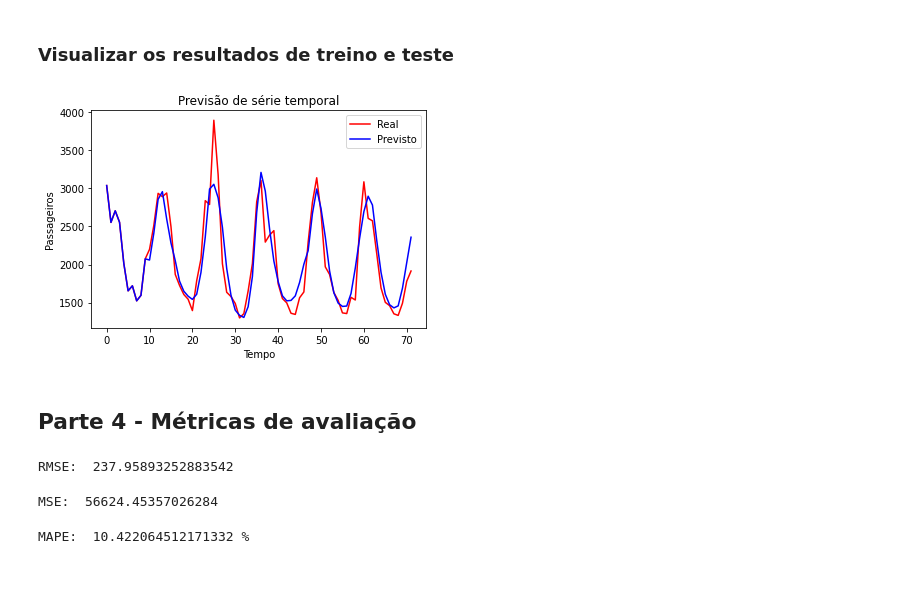
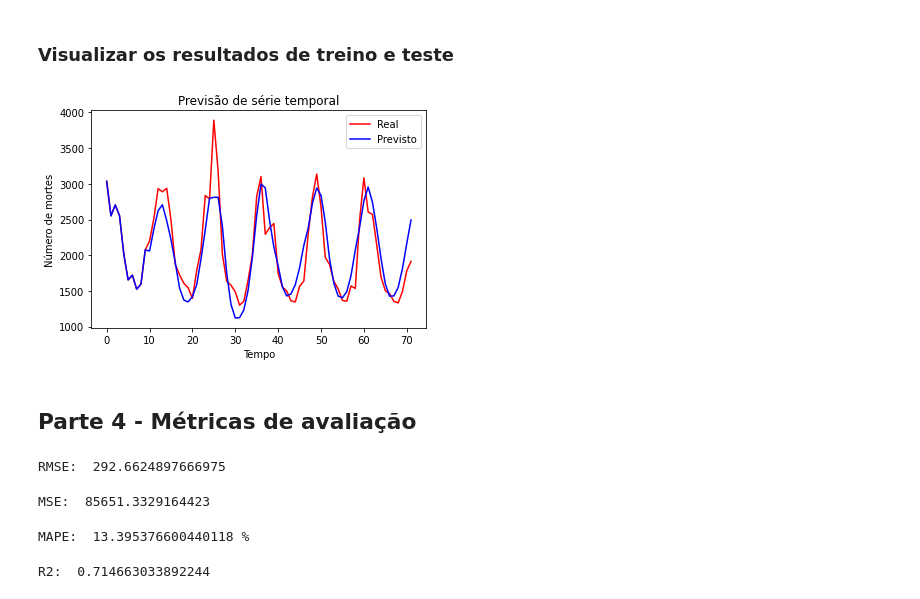
Before and after one commit to isaachfp/bi-master, a Jupyter notebook: RN_Trabalho/RedesRecorrentespul.ipynb, the cells around one changed output. Saved outputs shown, nothing was run; the diff lists cells and outputs as text; code cells hidden in the pictures.

```diff
--- a/RN_Trabalho/RedesRecorrentespul.ipynb
+++ b/RN_Trabalho/RedesRecorrentespul.ipynb
@@ -77,12 +89,12 @@ Using TensorFlow backend.
 regressor = Sequential()
 
 # Adicionar a primeira camada LSTM e Dropout
-regressor.add(LSTM(units = 100, return_sequences = True, input_shape = (X_train.shape[1], 1)))
+regressor.add(LSTM(units = 48, return_sequences = False, input_shape = (X_train.shape[1], 1)))
 regressor.add(Dropout(0.2))
 
 # Adicionar a segunda camada LSTM e Dropout
-regressor.add(LSTM(units = 80, return_sequences = False))
-regressor.add(Dropout(0.2))
+#regressor.add(LSTM(units = 80, return_sequences = False))
+#regressor.add(Dropout(0.2))
 
 # Adicionar a terceira camada LSTM e Dropout
 #regressor.add(LSTM(units = 50))
@@ -118,6 +126,6 @@ _________________________________________________________________
 # %% [markdown]
 ### Treinamento
 # %%
-regressor.fit(X_train, y_train, epochs = 250, batch_size = 32)
+regressor.fit(X_train, y_train, epochs = 250, batch_size = 64)
 # %% [output]
 Epoch 1/250
@@ -170,34 +178,39 @@ predicted = sc.inverse_transform(predicted)
 # %%
 allTargetData = np.vstack((training_set, test_pul))
 training_predicted = regressor.predict(X_train)
 training_predicted = sc.inverse_transform(training_predicted)
 allForecastedData = np.vstack((training_set[0:window], training_predicted, predicted))
 plt.plot(allTargetData, color = 'red', label = 'Real')
 plt.plot(allForecastedData, color = 'blue', label = 'Previsto')
 plt.title('Previsão de série temporal')
 plt.xlabel('Tempo')
-plt.ylabel('Passageiros')
+plt.ylabel('Número de mortes')
 plt.legend()
 plt.savefig('predictions_training_test.svg')
 plt.show()
 # %% [output]
-[figure, old version]
+[figure, new version]
 # %% [markdown]
 ## Parte 4 - Métricas de avaliação
 # %%
 import math
-from sklearn.metrics import mean_squared_error
+from sklearn.metrics import mean_squared_error,r2_score
 rmse = math.sqrt(mean_squared_error(test_pul, predicted))
 print('RMSE: ', rmse)
 # %% [output]
-RMSE:  237.95893252883542
+RMSE:  292.6624897666975
 # %%
 mse = mean_squared_error(test_pul, predicted)
 print('MSE: ',mse)
 # %% [output]
-MSE:  56624.45357026284
+MSE:  85651.3329164423
 # %%
 mape = np.mean(np.abs((test_pul - predicted) / test_pul)) * 100
 print('MAPE: ',mape, '%')
 # %% [output]
-MAPE:  10.422064512171332 %
+MAPE:  13.395376600440118 %
+# %%
+r2 = r2_score(test_pul,predicted, )
+print('R2: ', r2)
+# %% [output]
+R2:  0.714663033892244
```
Also changed, not shown: parts of 6 cells of this notebook.
